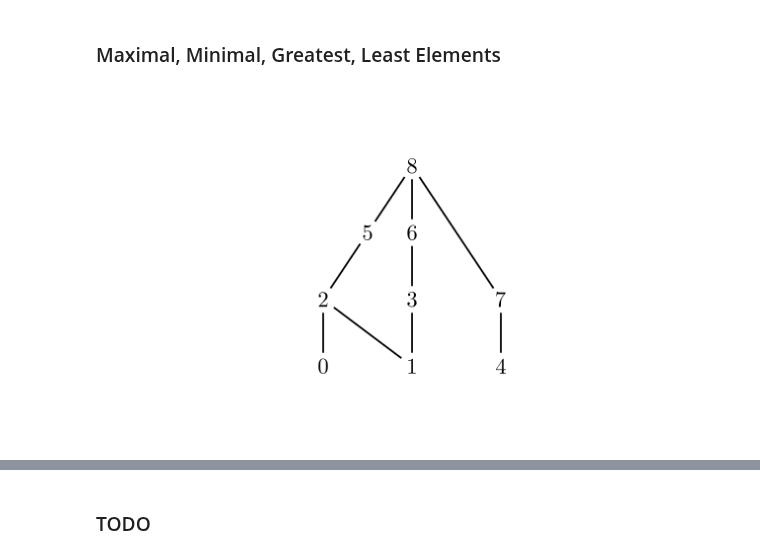
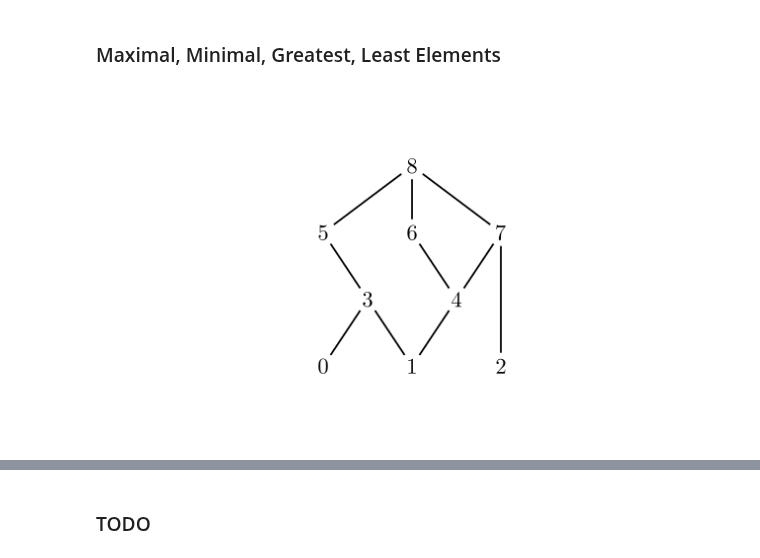
Before and after one commit to PhotonicGluon/NZQRC-Book, a Jupyter notebook: code/image_generation/notebooks/part-2/relations-2.ipynb, the cells around one changed output, grey strips where cells are left out. Drawn from its saved outputs; the diff is of its cells as text; code cells hidden in the pictures.

```diff
--- a/code/image_generation/notebooks/part-2/relations-2.ipynb
+++ b/code/image_generation/notebooks/part-2/relations-2.ipynb
@@ -725,46 +725,44 @@ class HasseDiagram(Scene):
 # %% [markdown]
 ### Maximal, Minimal, Greatest, Least Elements
 # %%
-%%generate_image mmgl-elements_1 HasseDiagram --temp-dir temp
+%%generate_image mmgl-elements_1 HasseDiagram
 
 
 class HasseDiagram(Scene):
     def construct(self):
         # Create vertices and edges
         vertices = [
             i for i in range(9)
         ]
         edges = [
-            (0, 2),
-            (1, 2),
+            (0, 3),
             (1, 3),
-            (2, 5),
-            (3, 6),
+            (1, 4),
+            (2, 7),
+            (3, 5),
+            (4, 6),
             (4, 7),
             (5, 8),
             (6, 8),
             (7, 8)
         ]
 
         # Create the Hasse graph
         graph = HasseGraph(
             vertices,
             edges,
             label_colour=BLACK,
-            perform_correction=True,
+            perform_correction=False,
             edge_config={
                 "stroke_color": BLACK
             },
             layout_config={
                 "scale_x": 2,
                 "scale_y": 0.75,
             }
         )
         # print(list(graph.edges.keys()))
 
         self.add(graph)
-
-        # Shift 6 to fix weird collision
-        graph.shift_vertex(6, LEFT)
 # %% [output]
-[figure, old version]
+[figure, new version]
```
Also changed, not shown: parts of 2 cells of this notebook, 5 other files.
